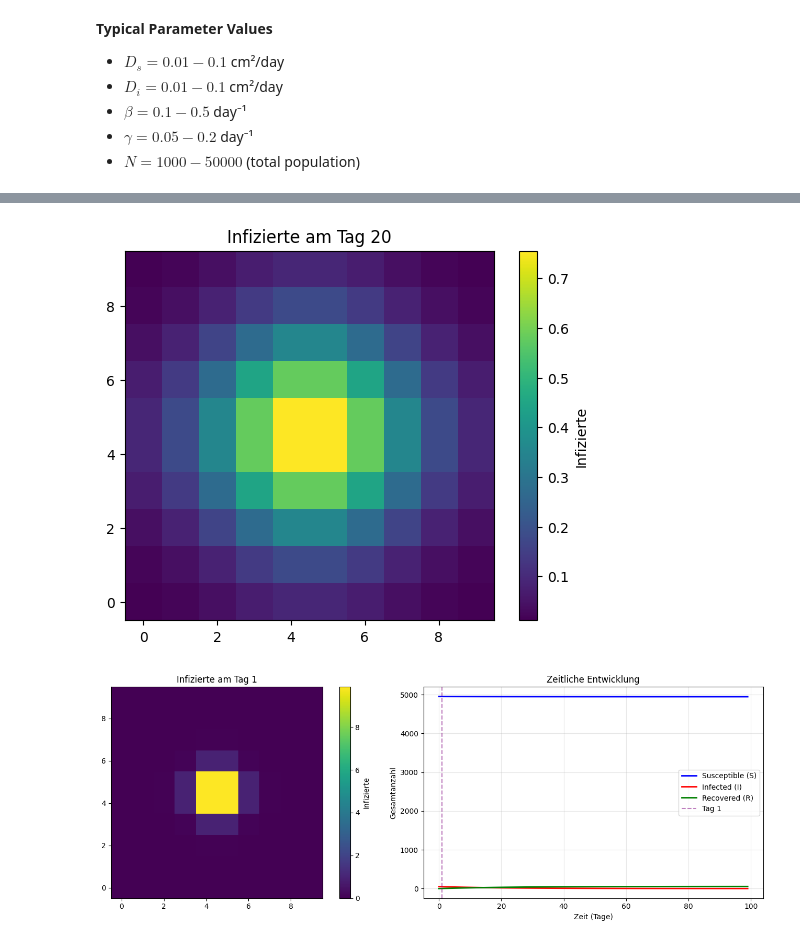
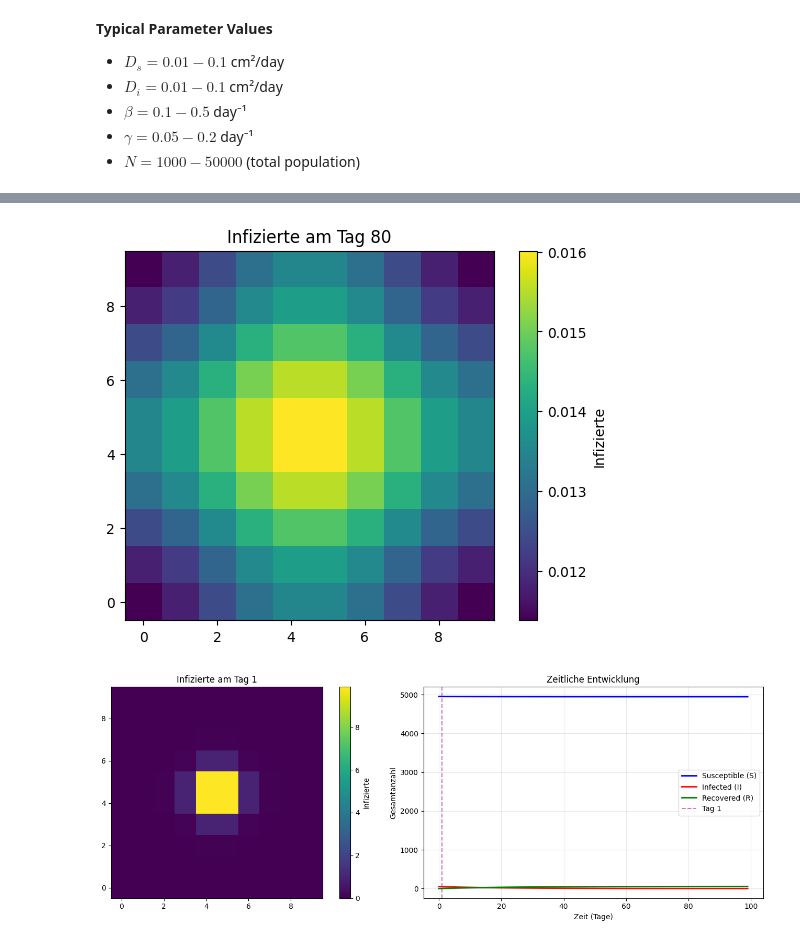
Before and after one commit to aeblik/SIR-Model, a Jupyter notebook: model/dynamic_sir.ipynb, the cells around one changed output, grey strips where cells are left out. Drawn from its saved outputs; the diff is of its cells as text; code cells hidden in the pictures.

```diff
--- a/model/dynamic_sir.ipynb
+++ b/model/dynamic_sir.ipynb
@@ -159,16 +502,16 @@ True
 # %%
-time_idx = 20
+time_idx = 80
 n = nx * ny
 
 I_solution = sol[:, n:2*n]
 I_2D = I_solution[time_idx].reshape((nx, ny))
 
 plt.imshow(I_2D, origin='lower')
 plt.colorbar(label="Infizierte")
 plt.title(f"Infizierte am Tag {time_idx}")
 plt.show()
 # %% [output]
-[figure, old version]
+[figure, new version]
 # %%
 time_idx = 1
 n = nx * ny
```
Also changed, not shown: parts of 12 cells of this notebook.
